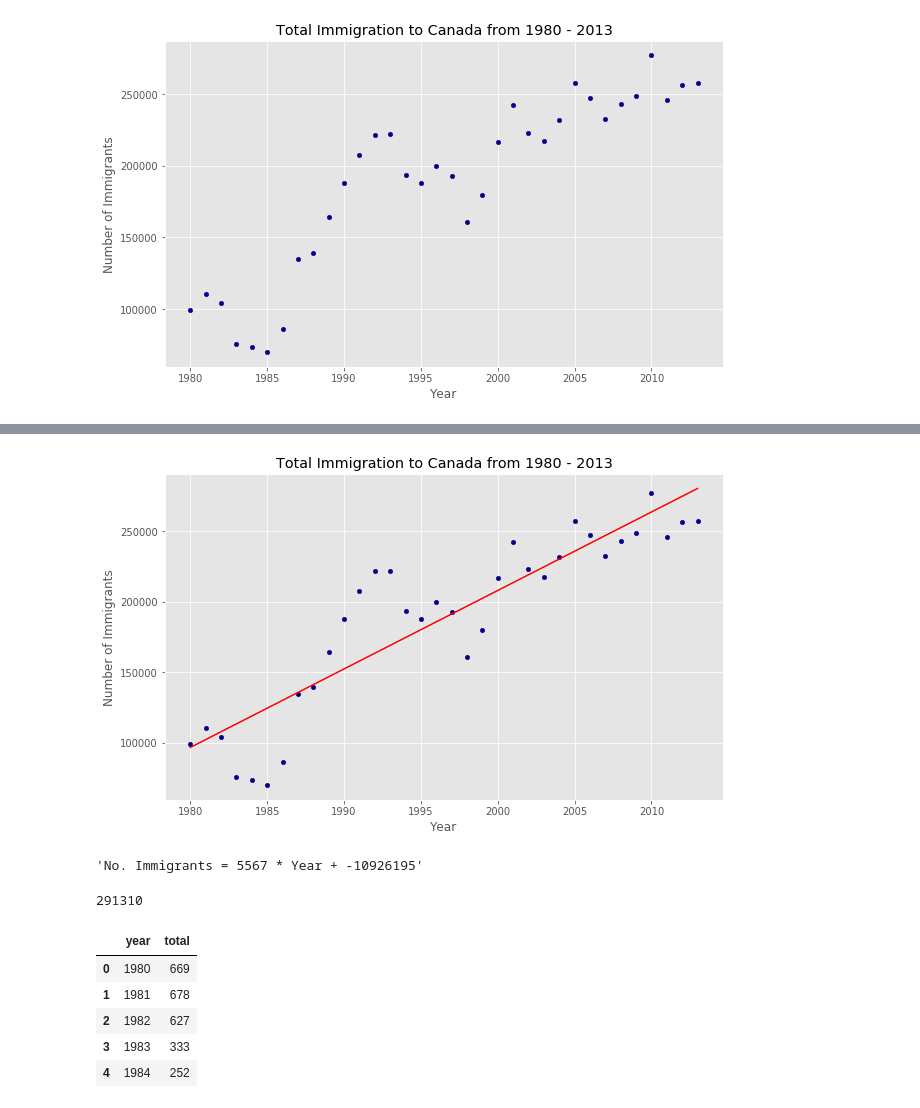
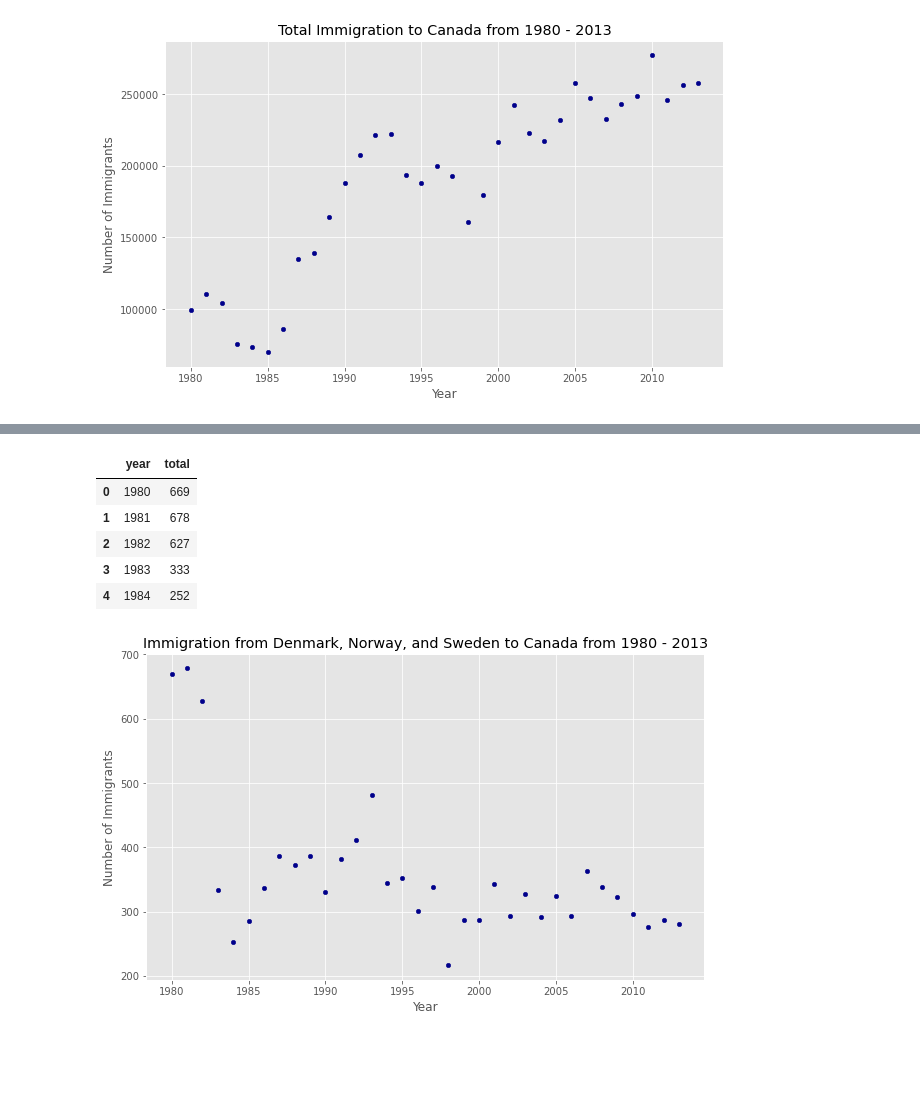
Before and after one commit to ardhiraka/FSDS_Guidelines, a Jupyter notebook: p0/w4/d2am.ipynb, the cells around one changed output, grey strips where cells are left out. Cells and saved outputs as stored; diff of their text form; code cells hidden in the pictures; blank space fills up the shorter version.

```diff
--- a/p0/w4/d2am.ipynb
+++ b/p0/w4/d2am.ipynb
@@ -8,2 +36,7 @@ import pandas as pd
 # %%
-df_can = pd.read_excel('Canada.xlsx', sheet_name='Canada by Citizenship', skiprows=range(20), skipfooter=2)
+df_can = pd.read_excel('https://github.com/ardhiraka/PFDS_sources/blob/master/Canada.xlsx?raw=true',
+                       sheet_name='Canada by Citizenship',
+                       skiprows=range(20),
+                       skipfooter=2)
+
+print ('Data read into a pandas dataframe!')
@@ -132,0 +307,3 @@ Use line plot when you have a continuous data set. These are best suited for tre
+# %%
+# optional: to remove the name of the index
+df_can.index.name = None
@@ -431,0 +758,10 @@ A bar plot is a way of representing data where the *length* of the bars represen
+# %%
+df_can.sort_values(['Total'], ascending=False, axis=0, inplace=True)
+
+# get the top 5 entries
+df_top5 = df_can.head()
+
+# transpose the dataframe
+df_top5 = df_top5[years].transpose()
+
+df_top5.head()
@@ -732,38 +1598,24 @@ array([ 5.56709228e+03, -1.09261952e+07])
+# %%
+### type your answer here
+df_countries = df_can.loc[['Denmark', 'Norway', 'Sweden'], years].transpose()
+df_total = pd.DataFrame(df_countries.sum(axis=1))
+df_total.reset_index(inplace=True)
+df_total.columns = ['year', 'total']
+df_total['year'] = df_total['year'].astype(int)
+df_total.head()
+# %% [output]
+|  | year | total |
+| 0 | 1980 | 669 |
+| 1 | 1981 | 678 |
+| 2 | 1982 | 627 |
+| 3 | 1983 | 333 |
+| 4 | 1984 | 252 |
 # %%
-df_tot.plot(kind='scatter', x='year', y='total', figsize=(10, 6), color='darkblue')
-
-plt.title('Total Immigration to Canada from 1980 - 2013')
+### type your answer here
+df_total.plot(kind='scatter', x='year', y='total', figsize=(10, 6), color='darkblue')
+plt.title('Immigration from Denmark, Norway, and Sweden to Canada from 1980 - 2013')
 plt.xlabel('Year')
 plt.ylabel('Number of Immigrants')
-
-plt.plot(x, fit[0] * x + fit[1], color='red')
-
 plt.show()
-
-'No. Immigrants = {0:.0f} * Year + {1:.0f}'.format(fit[0], fit[1])
 # %% [output]
-[figure, old version]
+[figure, new version]
-'No. Immigrants = 5567 * Year + -10926195'
-# %%
-5567 * 2015 - 10926195
-# %% [output]
-291310
-# %%
-df_countries = df_can.loc[['Denmark', 'Norway', 'Sweden'], years].transpose()
-
-df_total = pd.DataFrame(df_countries.sum(axis=1))
-
-df_total.reset_index(inplace=True)
-
-df_total.columns = ['year', 'total']
-
-df_total['year'] = df_total['year'].astype(int)
-
-df_total.head()
-# %% [output]
-|  | year | total |
-| 0 | 1980 | 669 |
-| 1 | 1981 | 678 |
-| 2 | 1982 | 627 |
-| 3 | 1983 | 333 |
-| 4 | 1984 | 252 |
```
Also changed, not shown: parts of 226 cells of this notebook, 13 other files.
